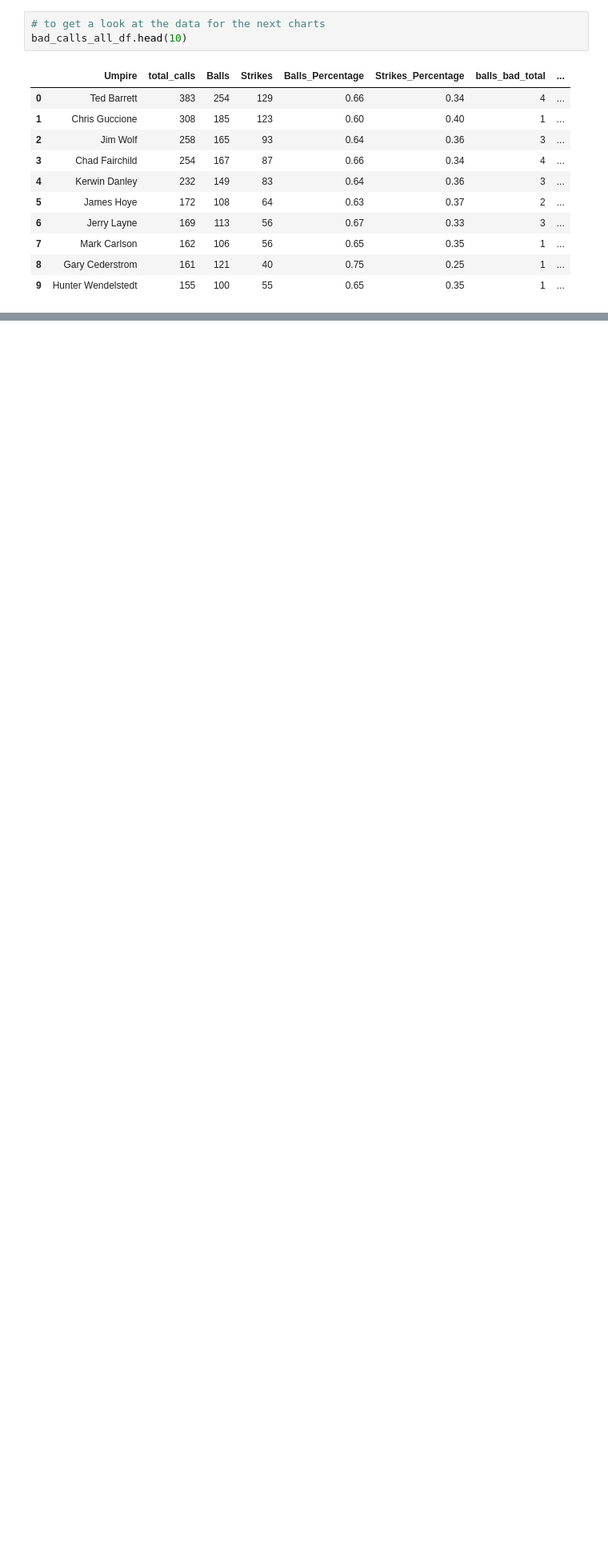
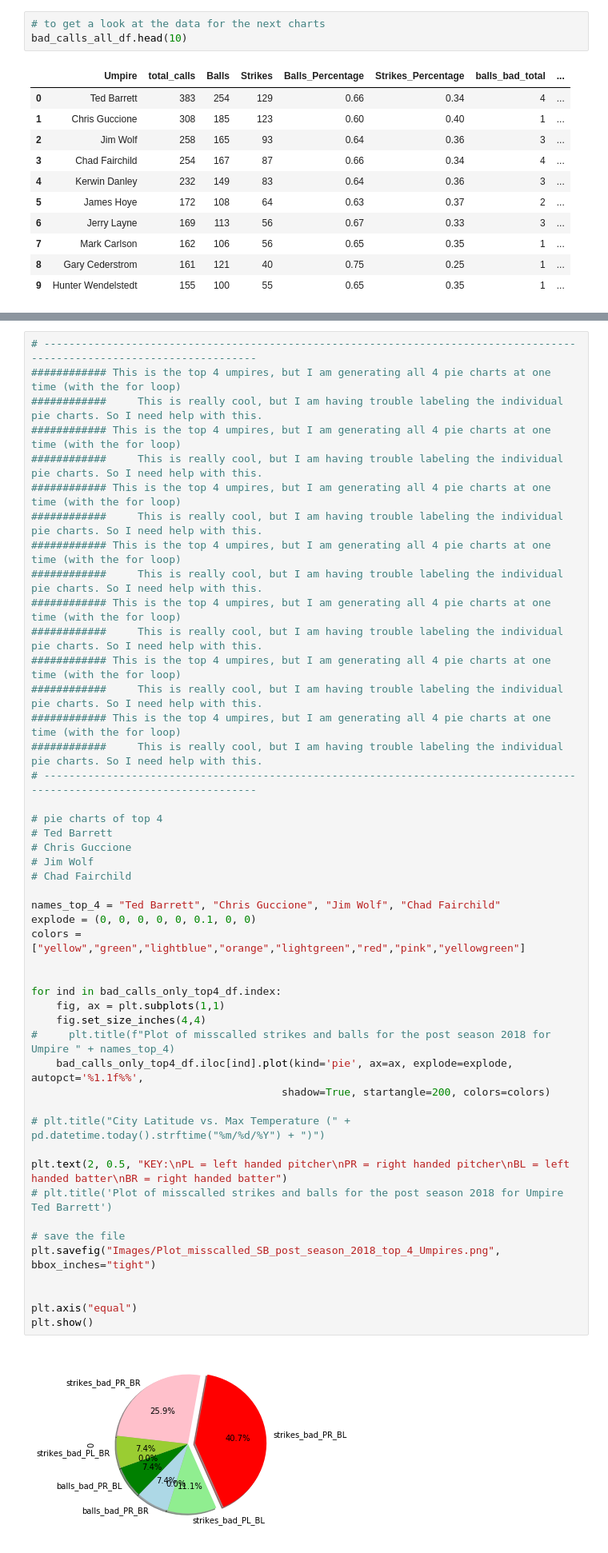
Before and after one commit to ForrestMcDougal/MLB-Postseason-Umpire-Analysis, a Jupyter notebook: Charts.ipynb, the cells around one changed output, grey strips where cells are left out. Shown at 80% size. Cells and saved outputs as stored; diff of their text form; blank space fills up the shorter version.

```diff
--- a/Charts.ipynb
+++ b/Charts.ipynb
@@ -873,0 +900,49 @@ plt.show()
+# %%
+# -------------------------------------------------------------------------------------------------------------------------
+############ This is the top 4 umpires, but I am generating all 4 pie charts at one time (with the for loop)
+############     This is really cool, but I am having trouble labeling the individual pie charts. So I need help with this.
+############ This is the top 4 umpires, but I am generating all 4 pie charts at one time (with the for loop)
+############     This is really cool, but I am having trouble labeling the individual pie charts. So I need help with this.
+############ This is the top 4 umpires, but I am generating all 4 pie charts at one time (with the for loop)
+############     This is really cool, but I am having trouble labeling the individual pie charts. So I need help with this.
+############ This is the top 4 umpires, but I am generating all 4 pie charts at one time (with the for loop)
+############     This is really cool, but I am having trouble labeling the individual pie charts. So I need help with this.
+############ This is the top 4 umpires, but I am generating all 4 pie charts at one time (with the for loop)
+############     This is really cool, but I am having trouble labeling the individual pie charts. So I need help with this.
+############ This is the top 4 umpires, but I am generating all 4 pie charts at one time (with the for loop)
+############     This is really cool, but I am having trouble labeling the individual pie charts. So I need help with this.
+############ This is the top 4 umpires, but I am generating all 4 pie charts at one time (with the for loop)
+############     This is really cool, but I am having trouble labeling the individual pie charts. So I need help with this.
+# -------------------------------------------------------------------------------------------------------------------------
+
+# pie charts of top 4
+# Ted Barrett
+# Chris Guccione
+# Jim Wolf
+# Chad Fairchild
+
+names_top_4 = "Ted Barrett", "Chris Guccione", "Jim Wolf", "Chad Fairchild"
+explode = (0, 0, 0, 0, 0, 0.1, 0, 0)
+colors = ["yellow","green","lightblue","orange","lightgreen","red","pink","yellowgreen"]
+
+
+for ind in bad_calls_only_top4_df.index:
+    fig, ax = plt.subplots(1,1)
+    fig.set_size_inches(4,4)
+#     plt.title(f"Plot of misscalled strikes and balls for the post season 2018 for Umpire " + names_top_4)
+    bad_calls_only_top4_df.iloc[ind].plot(kind='pie', ax=ax, explode=explode, autopct='%1.1f%%',
+                                        shadow=True, startangle=200, colors=colors)
+
+# plt.title("City Latitude vs. Max Temperature (" + pd.datetime.today().strftime("%m/%d/%Y") + ")")
+
+plt.text(2, 0.5, "KEY:\nPL = left handed pitcher\nPR = right handed pitcher\nBL = left handed batter\nBR = right handed batter")
+# plt.title('Plot of misscalled strikes and balls for the post season 2018 for Umpire Ted Barrett')
+
+# save the file
+plt.savefig("Images/Plot_misscalled_SB_post_season_2018_top_4_Umpires.png", bbox_inches="tight")
+
+
+plt.axis("equal")
+plt.show()
+# %% [output]
+[figure, added]
```
Also changed, not shown: parts of 3 cells of this notebook.
